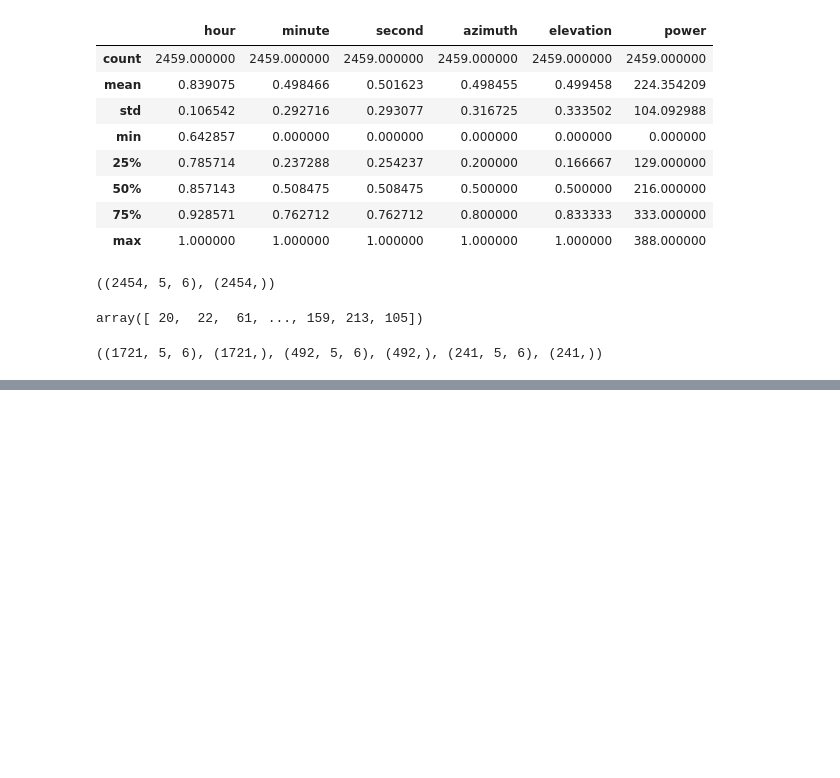
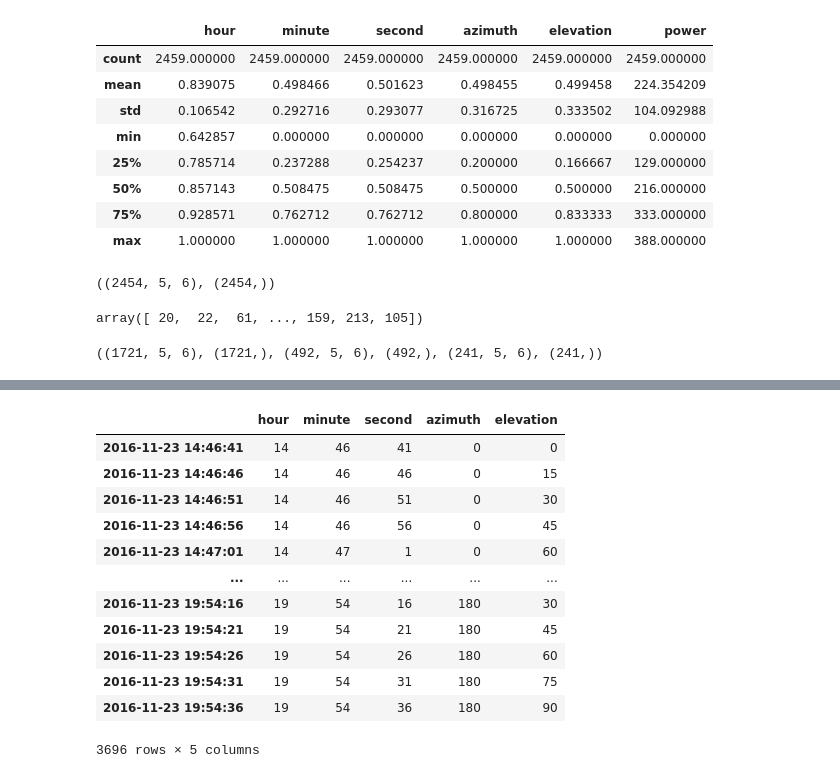
Before and after one commit to Cecco-Bandi/PV_project, a Jupyter notebook: main.ipynb, the cells around one changed output, grey strips where cells are left out. Saved outputs shown, nothing was run; the diff lists cells and outputs as text; code cells hidden in the pictures; blank space fills up the shorter version.

```diff
--- a/main.ipynb
+++ b/main.ipynb
@@ -614,0 +659,2 @@ plot_predictions(model, X_test, y_test, start=0, end=100)
+# %%
+future_df.index = future_time
@@ -614,0 +693,4 @@ plot_predictions(model, X_test, y_test, start=0, end=100)
+# %%
+elevation_period = [0,15,30,45,60,75,90]
+future_elevation = elevation_period * (future_df.shape[0] // len(elevation_period))
+future_df['elevation'] = future_elevation
@@ -614,0 +713,22 @@ plot_predictions(model, X_test, y_test, start=0, end=100)
+# %%
+future_df['hour'] = future_df.index.hour
+future_df['minute'] = future_df.index.minute
+future_df['second'] = future_df.index.second
+# %%
+future_df = future_df[['hour', 'minute', 'second', 'azimuth', 'elevation']]
+# %%
+future_df
+# %% [output]
+|  | hour | minute | second | azimuth | elevation |
+| 2016-11-23 14:46:41 | 14 | 46 | 41 | 0 | 0 |
+| 2016-11-23 14:46:46 | 14 | 46 | 46 | 0 | 15 |
+| 2016-11-23 14:46:51 | 14 | 46 | 51 | 0 | 30 |
+| 2016-11-23 14:46:56 | 14 | 46 | 56 | 0 | 45 |
+| 2016-11-23 14:47:01 | 14 | 47 | 1 | 0 | 60 |
+| ... | ... | ... | ... | ... | ... |
+| 2016-11-23 19:54:16 | 19 | 54 | 16 | 180 | 30 |
+| 2016-11-23 19:54:21 | 19 | 54 | 21 | 180 | 45 |
+| 2016-11-23 19:54:26 | 19 | 54 | 26 | 180 | 60 |
+| 2016-11-23 19:54:31 | 19 | 54 | 31 | 180 | 75 |
+| 2016-11-23 19:54:36 | 19 | 54 | 36 | 180 | 90 |
+3696 rows × 5 columns
```
Also changed, not shown: parts of 29 cells of this notebook, 3 other files.
